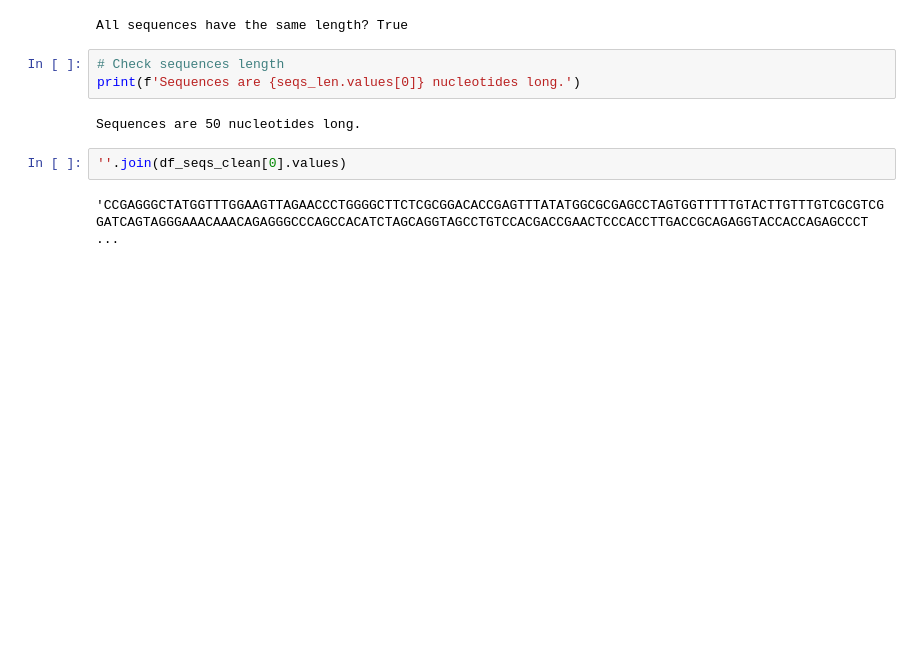
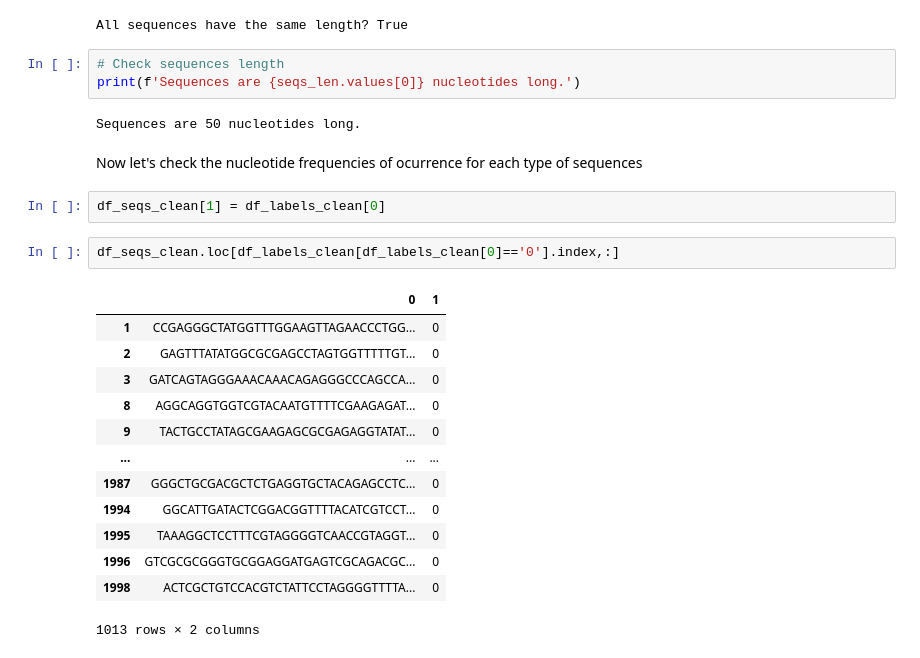
Before and after one commit to Mariog3497/Proyecto-complex, a Jupyter notebook: EDA.ipynb, the cells around one changed output. Drawn from its saved outputs; the diff is of its cells as text; blank space fills up the shorter version.

```diff
--- a/EDA.ipynb
+++ b/EDA.ipynb
@@ -93,7 +82,23 @@ All sequences have the same length? True
 print(f'Sequences are {seqs_len.values[0]} nucleotides long.')
 # %% [output]
 Sequences are 50 nucleotides long.
-# %%
-''.join(df_seqs_clean[0].values)
-# %% [output]
-'CCGAGGGCTATGGTTTGGAAGTTAGAACCCTGGGGCTTCTCGCGGACACCGAGTTTATATGGCGCGAGCCTAGTGGTTTTTGTACTTGTTTGTCGCGTCGGATCAGTAGGGAAACAAACAGAGGGCCCAGCCACATCTAGCAGGTAGCCTGTCCACGACCGAACTCCCACCTTGACCGCAGAGGTACCACCAGAGCCCT ...
+# %% [markdown]
+Now let's check the nucleotide frequencies of ocurrence for each type of sequences
+# %%
+df_seqs_clean[1] = df_labels_clean[0]
+# %%
+df_seqs_clean.loc[df_labels_clean[df_labels_clean[0]=='0'].index,:]
+# %% [output]
+|  | 0 | 1 |
+| 1 | CCGAGGGCTATGGTTTGGAAGTTAGAACCCTGG... | 0 |
+| 2 | GAGTTTATATGGCGCGAGCCTAGTGGTTTTTGT... | 0 |
+| 3 | GATCAGTAGGGAAACAAACAGAGGGCCCAGCCA... | 0 |
+| 8 | AGGCAGGTGGTCGTACAATGTTTTCGAAGAGAT... | 0 |
+| 9 | TACTGCCTATAGCGAAGAGCGCGAGAGGTATAT... | 0 |
+| ... | ... | ... |
+| 1987 | GGGCTGCGACGCTCTGAGGTGCTACAGAGCCTC... | 0 |
+| 1994 | GGCATTGATACTCGGACGGTTTTACATCGTCCT... | 0 |
+| 1995 | TAAAGGCTCCTTTCGTAGGGGTCAACCGTAGGT... | 0 |
+| 1996 | GTCGCGCGGGTGCGGAGGATGAGTCGCAGACGC... | 0 |
+| 1998 | ACTCGCTGTCCACGTCTATTCCTAGGGGTTTTA... | 0 |
+1013 rows × 2 columns
```
Also changed, not shown: parts of 11 cells of this notebook, 1 other file.
